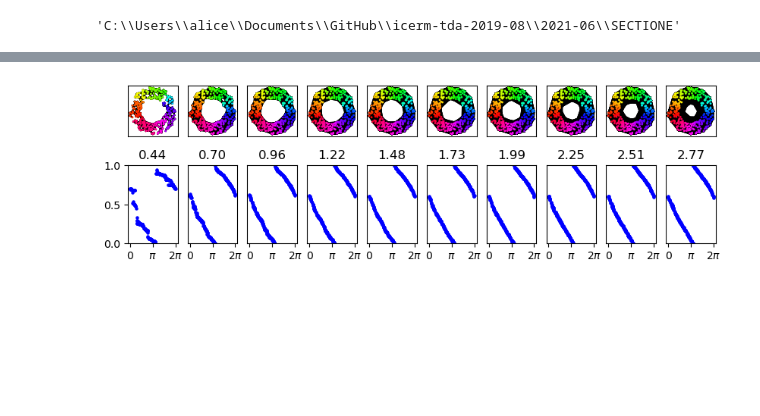
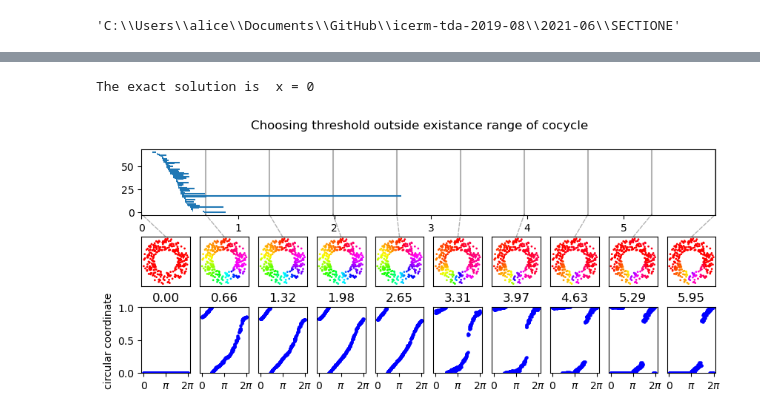
Before and after one commit to michiexile/icerm-tda-2019-08, a Jupyter notebook: 2021-06/SECTIONE/Fig E.2.ipynb, the cells around one changed output, grey strips where cells are left out. Saved outputs shown, nothing was run; the diff lists cells and outputs as text; code cells hidden in the pictures; blank space fills up the shorter version.

Commit message:
section E figures

```diff
--- a/2021-06/SECTIONE/Fig E.2.ipynb
+++ b/2021-06/SECTIONE/Fig E.2.ipynb
@@ -62,32 +59,51 @@ array([0.43612924, 2.77387881])
 # %%
-figure(figsize=(10,3),dpi=100)
-for i,epsilon in enumerate(linspace(0.4361293, 2.77387881,10)):
+figure(figsize=(10,4),dpi=100)
+# figure(figsize=(10,1),dpi=100)
+ax1 = plt.subplot(3,1,1)
+bars = data_ripser["dgms"][1]
+hlines(range(bars.shape[0]),bars[:,0],bars[:,1])
+xlim(0,distances.max())
+for i,epsilon in enumerate(linspace(0, distances.max(),10)):
+    ax1.axvline(epsilon,c='k',alpha=.3,zorder=0)
+# show()
+
+# for i,epsilon in enumerate(linspace(data_ripser["dgms"][1][longest][0]+0.0001, data_ripser["dgms"][1][longest][1],10)):
     Delta, cocycles = boundary_cocycles(data_ripser, epsilon)
     edges = array((distances<=epsilon).nonzero()).T
 
     Z = cocycles[longest]
     zDx = spy.sparse.linalg.lsqr(Delta, array(Z).squeeze())
     gcc = mod(array(zDx[0]), 1.0)
 
     eg = 'threshold'
     theta = [2*pi-arccos(x/norm([x,y], ord=2)) if arcsin(y/norm([x,y], ord=2))<0 else arccos(x/norm([x,y], ord=2)) for x,y in points]
 
-    plt.subplot(2,10,i+1)
+    ax2 = plt.subplot(3,10,i+11)
     scatter(*points.T,c=gcc,cmap='hsv',s=1)
     yticks([])
     xticks([])
     gca().set_aspect(1)
-    for a,b in edges:
-        Ax,Ay = points[a]
-        Bx,By = points[b]
-        plot([Ax,Bx],[Ay,By],c='k',zorder=0)
-    plt.subplot(2,10,i+11)
+
+
+    con = ConnectionPatch(xyA=(0,3.2), xyB=(epsilon,-2), coordsA="data", coordsB="data",
+                          axesA=ax2, axesB=ax1, color="k",alpha=.3,ls='dashed')
+    ax2.add_artist(con)
+#     for a,b in edges:
+#         Ax,Ay = points[a]
+#         Bx,By = points[b]
+#         plot([Ax,Bx],[Ay,By],c='k',zorder=0,alpha=.5)
+    plt.subplot(3,10,i+21)
     scatter(theta,gcc,c='b',s=5)
     title('{0:.2f}'.format(epsilon))
     if i>0:
         yticks([])
+    else:
+        ylabel('circular coordinate')
     xticks([0,pi,2*pi],[0,'$\pi$','2$\pi$'])
     ylim(0,1)
-savefig(eg+'-1.pdf',format='pdf')
+
+plt.suptitle('Choosing threshold outside existance range of cocycle')
+savefig(egx+'-1.pdf',format='pdf')
 # %% [output]
+The exact solution is  x = 0
-[figure, old version]
+[figure, new version]
```
Also changed, not shown: parts of 7 cells of this notebook, 3 other files.
